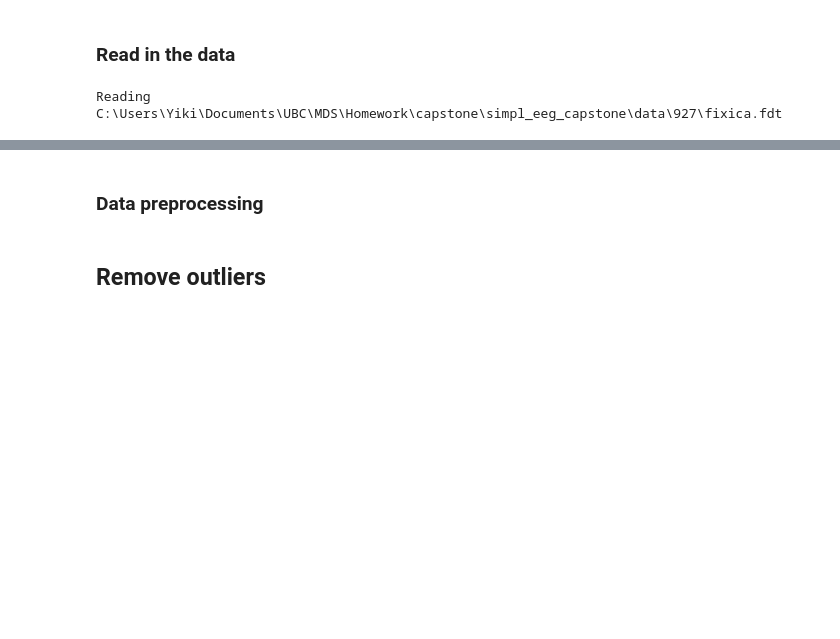
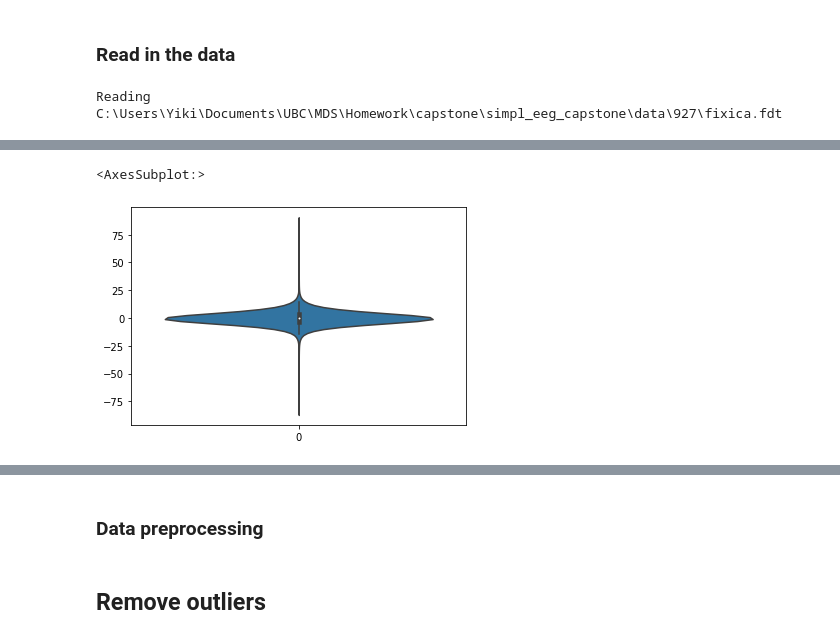
Before and after one commit to UBC-MDS/simpl_eeg_capstone, a Jupyter notebook: src/clustering/HMM.ipynb, the cells around one changed output, grey strips where cells are left out. Cells and saved outputs as stored; diff of their text form; code cells hidden in the pictures; blank space fills up the shorter version.

```diff
--- a/src/clustering/HMM.ipynb
+++ b/src/clustering/HMM.ipynb
@@ -299,0 +44,5 @@ channel_names=raw_full.ch_names
+# %%
+sns.violinplot(data=entire_df.loc[:,channel_names[3]])
+# %% [output]
+<AxesSubplot:>
+[figure, added]
```
Also changed, not shown: parts of 27 cells of this notebook.
